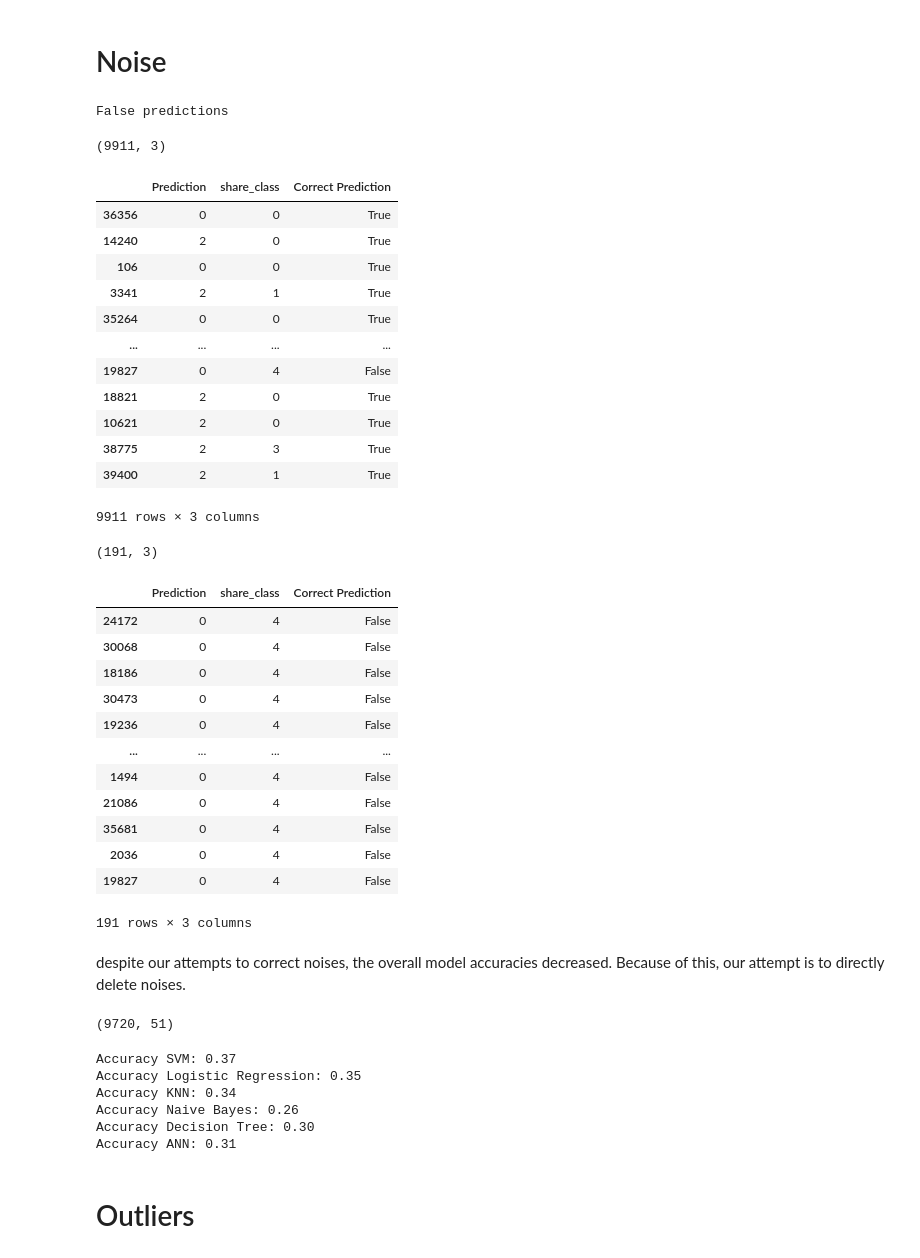
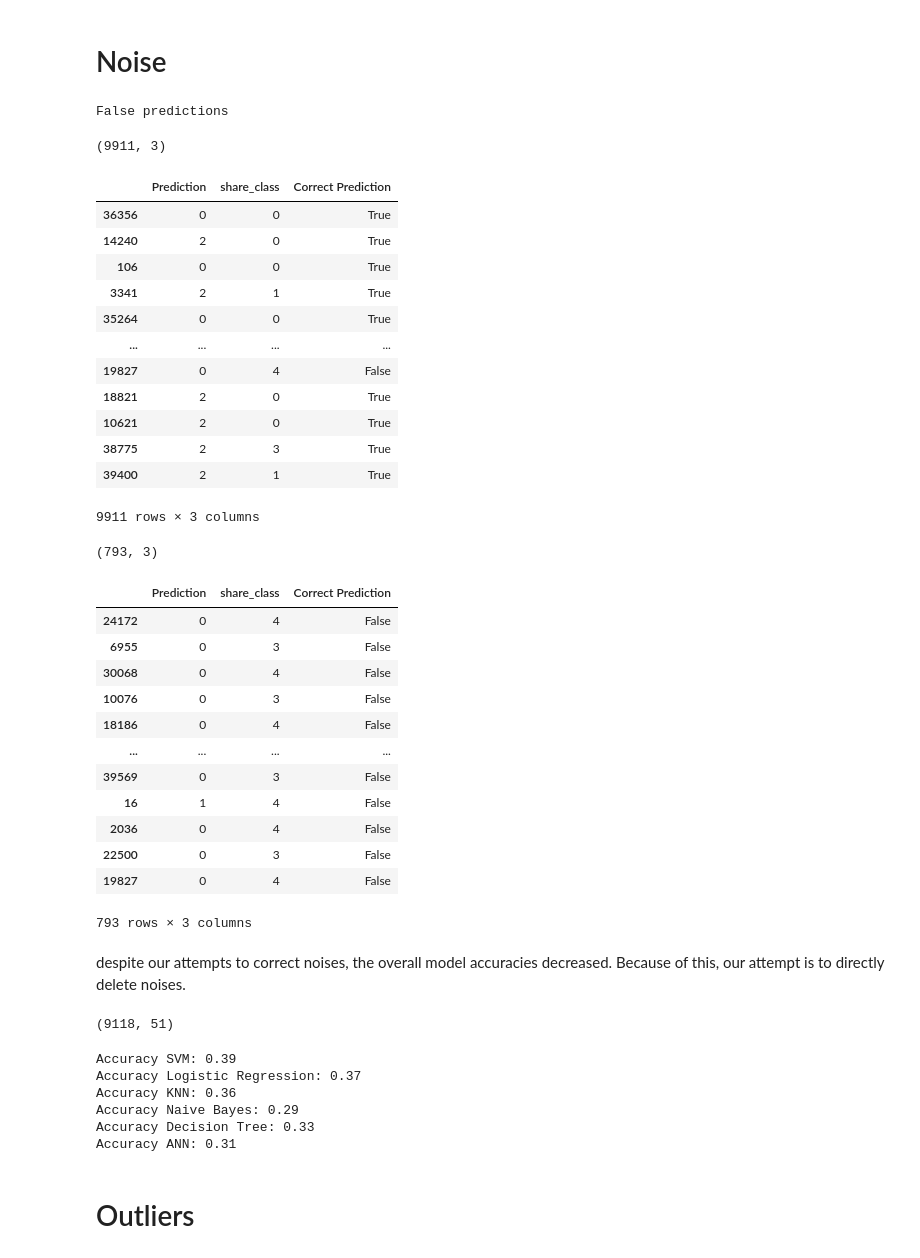
Before and after one commit to proohit/trends-in-ds-team1, a Jupyter notebook: onp_preprocessing.ipynb, the cells around one changed output. Drawn from its saved outputs; the diff is of its cells as text; code cells hidden in the pictures.

Commit message:
update noise threshold, get_class_for_value

```diff
--- a/onp_preprocessing.ipynb
+++ b/onp_preprocessing.ipynb
@@ -159,45 +159,45 @@ Accuracy ANN: 0.30
 # %%
 from datasets import get_noises
 x = popularity_data.drop(' shares', axis=1).drop('share_class', axis=1)
 y = popularity_data['share_class']
 
-(result, delta_result) = get_noises(x,y, threshold=4)
+(result, delta_result) = get_noises(x,y, threshold=3)
 
 display(result.shape)
 display(result)
 
 display(delta_result.shape)
 display(delta_result)
 # %% [output]
 False predictions
 (9911, 3)
 |  | Prediction | share_class | Correct Prediction |
 | 36356 | 0 | 0 | True |
 | 14240 | 2 | 0 | True |
 | 106 | 0 | 0 | True |
 | 3341 | 2 | 1 | True |
 | 35264 | 0 | 0 | True |
 | ... | ... | ... | ... |
 | 19827 | 0 | 4 | False |
 | 18821 | 2 | 0 | True |
 | 10621 | 2 | 0 | True |
 | 38775 | 2 | 3 | True |
 | 39400 | 2 | 1 | True |
 9911 rows × 3 columns
-(191, 3)
+(793, 3)
 |  | Prediction | share_class | Correct Prediction |
 | 24172 | 0 | 4 | False |
+| 6955 | 0 | 3 | False |
 | 30068 | 0 | 4 | False |
+| 10076 | 0 | 3 | False |
 | 18186 | 0 | 4 | False |
-| 30473 | 0 | 4 | False |
-| 19236 | 0 | 4 | False |
 | ... | ... | ... | ... |
-| 1494 | 0 | 4 | False |
-| 21086 | 0 | 4 | False |
-| 35681 | 0 | 4 | False |
+| 39569 | 0 | 3 | False |
+| 16 | 1 | 4 | False |
 | 2036 | 0 | 4 | False |
+| 22500 | 0 | 3 | False |
 | 19827 | 0 | 4 | False |
-191 rows × 3 columns
+793 rows × 3 columns
 # %% [markdown]
 despite our attempts to correct noises, the overall model accuracies decreased. Because of this, our attempt is to directly delete noises.
 # %%
@@ -205,17 +205,17 @@ popularity_data.drop(delta_result.index, inplace=True)
 
 display(popularity_data.shape)
 # %% [output]
-(9720, 51)
+(9118, 51)
 # %%
 x = popularity_data.drop('share_class', axis=1).drop(' shares', axis=1)
 y = popularity_data['share_class']
 calculate_scores(x,y)
 # %% [output]
-Accuracy SVM: 0.37
-Accuracy Logistic Regression: 0.35
-Accuracy KNN: 0.34
-Accuracy Naive Bayes: 0.26
-Accuracy Decision Tree: 0.30
+Accuracy SVM: 0.39
+Accuracy Logistic Regression: 0.37
+Accuracy KNN: 0.36
+Accuracy Naive Bayes: 0.29
+Accuracy Decision Tree: 0.33
 Accuracy ANN: 0.31
 # %% [markdown]
 # Outliers
```
Also changed, not shown: parts of 13 cells of this notebook, 2 other files.
